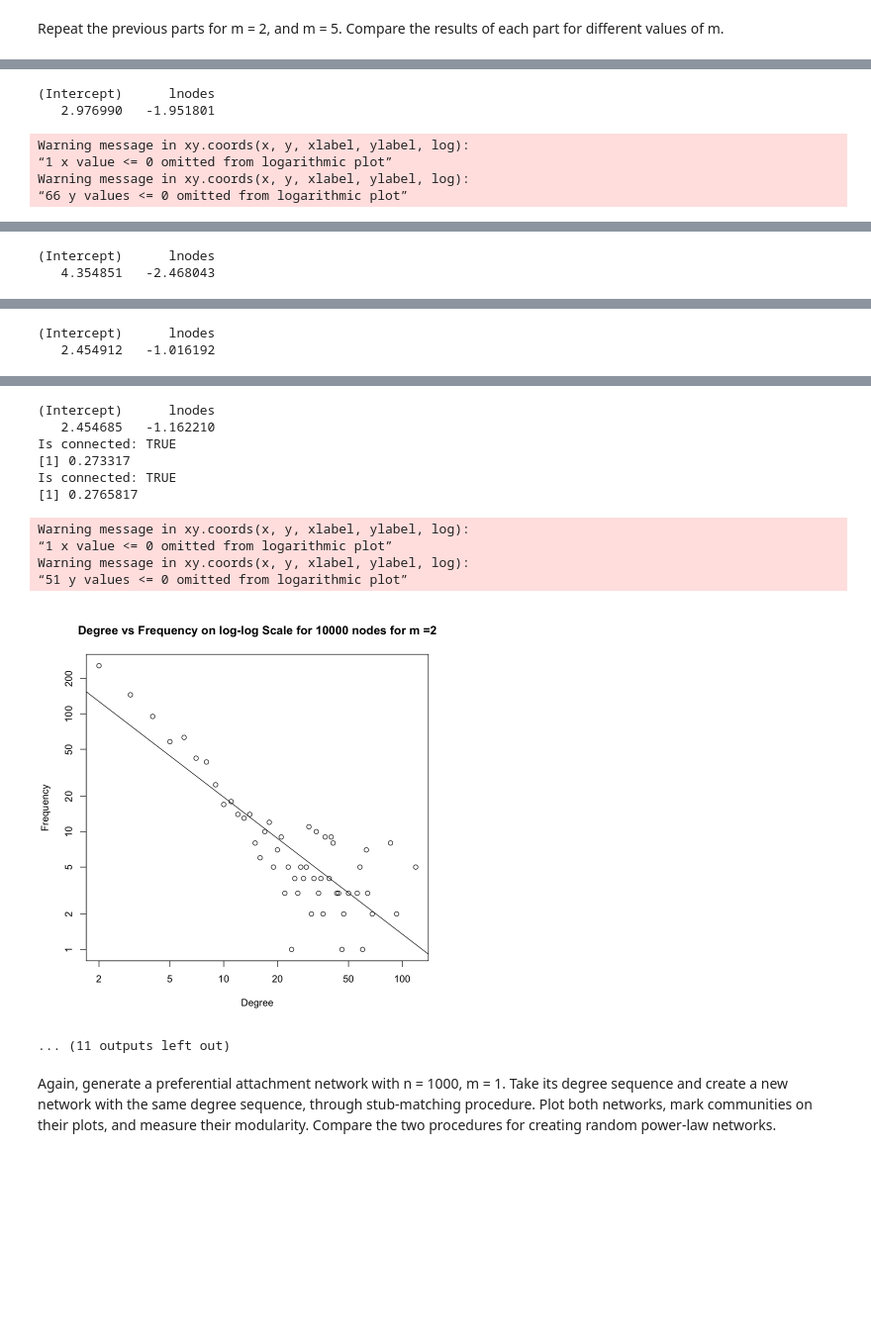
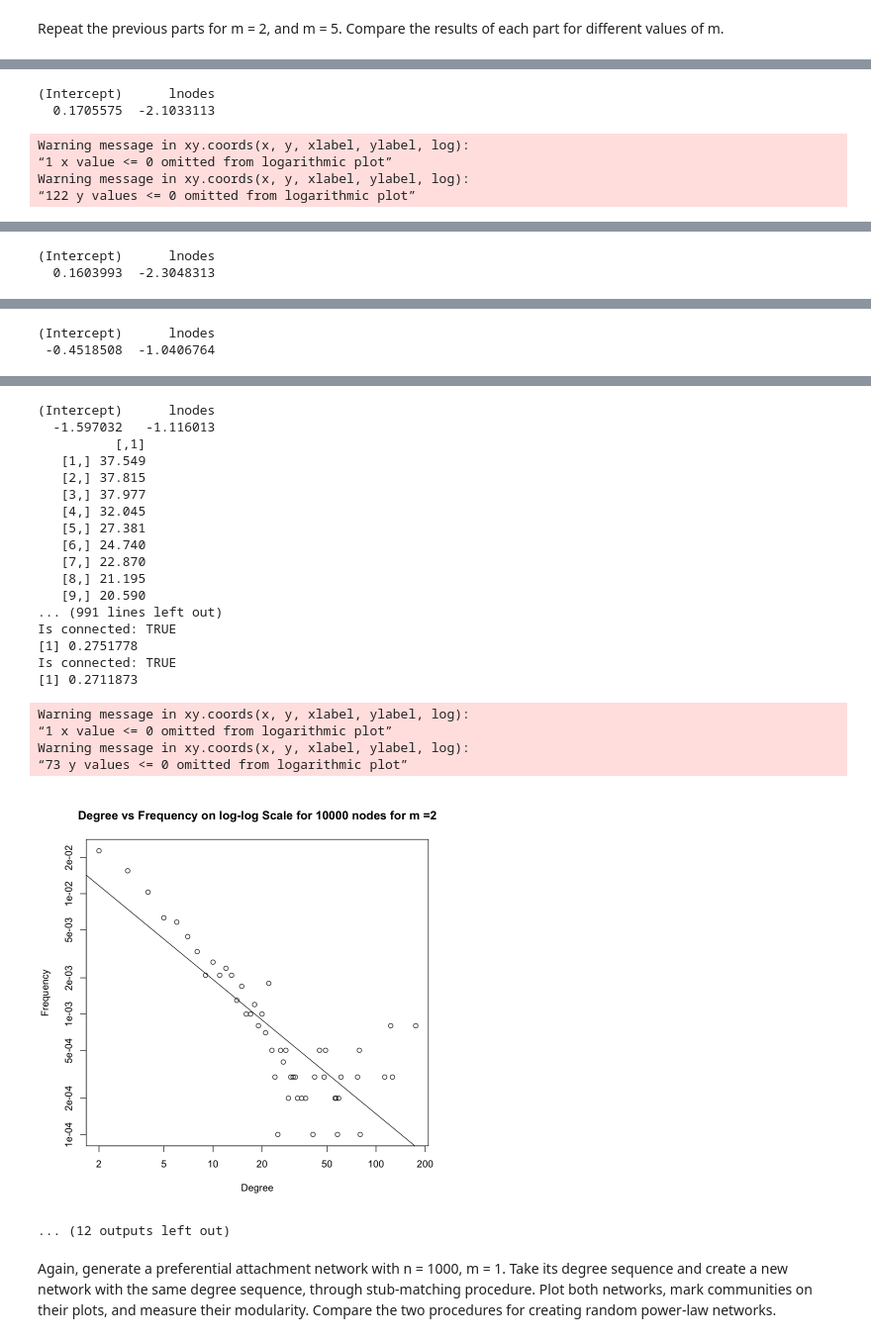
Before and after one commit to ddepe/Random-Graphs-and-Random-Walks, a Jupyter notebook: Project 1 Part 1.ipynb, the cells around one changed output, grey strips where cells are left out. Shown at 99% size. Drawn from its saved outputs; the diff is of its cells as text; code cells hidden in the pictures; blank space fills up the shorter version.

```diff
--- a/Project 1 Part 1.ipynb
+++ b/Project 1 Part 1.ipynb
@@ -281,7 +296,7 @@ Is connected: TRUE
 # %% [markdown]
 Plot the degree distribution in a log-log scale for both n = 1000, 10000, then estimate the slope of the plot using linear regression.
 # %%
-dd = degree_distribution(g_pa, mode="all")*1000
+dd = degree_distribution(g_pa, mode="all")
 nodes = c(0:(length(dd)-1))
 
 ldd = log(dd,base=10)
@@ -289,7 +304,7 @@ to_remove = which(ldd == -Inf)
 ldd = ldd[-to_remove]
 lnodes = log(nodes[-to_remove],base=10)
 coeff = lm(ldd~lnodes)$coefficients
-plot(dd~nodes, log="xy", main="Degree vs Frequency on log-log Scale for 1000 nodes", xlab="Degree", ylab="Frequency")
+plot(dd~nodes, log="xy", main="Degree vs Frequency on log-log Scale for 1000 nodes", xlab="Degree", ylab="Relative Frequency")
 reg=lm(ldd~lnodes)
 abline(coeff[1], coeff[2])
 print(coeff)
@@ -309,5 +319,5 @@ Warning message in xy.coords(x, y, xlabel, ylabel, log):
 # %%
-dd2 = degree_distribution(g_pa2)*10000
+dd2 = degree_distribution(g_pa2)
 nodes = c(0:(length(dd2)-1))
 
 ldd = log(dd2,base=10)
@@ -315,10 +325,11 @@ to_remove = which(ldd == -Inf)
 ldd = ldd[-to_remove]
 lnodes = log(nodes[-to_remove],base=10)
 coeff = lm(ldd~lnodes)$coefficients
-plot(dd2~nodes, log="xy", main="Degree vs Frequency on log-log Scale for 10000 nodes", xlab="Degree", ylab="Frequency")
+plot(dd2~nodes, log="xy", main="Degree vs Frequency on log-log Scale for 10000 nodes", xlab="Degree", ylab="Relative Frequency")
 reg=lm(ldd~lnodes)
 abline(coeff[1], coeff[2])
 print(coeff)
+print(dd2)
 # %% [output]
 Warning message in xy.coords(x, y, xlabel, ylabel, log):
 “1 x value <= 0 omitted from logarithmic plot”
@@ -343,7 +362,7 @@ for (i in 1:iter){
 #     print(degree(g_pa, j_node))
     degree_list[i] = degree(g_pa, j_node)
 }
-dd3 = cbind(table(degree_list))
+dd3 = cbind(table(degree_list))/1000
 # print(dd3)
 nodes = as.integer(names(table(degree_list)))
 # print(nodes)
@@ -390,7 +391,7 @@ for (i in 1:iter){
 #     print(degree(g_pa, j_node))
     degree_list[i] = degree(g_pa2, j_node)
 }
-dd4 = cbind(table(degree_list))
+dd4 = cbind(table(degree_list))/10000
 # print(dd4)
 nodes = as.integer(names(table(degree_list)))
 # print(nodes)
@@ -463,7 +451,7 @@ for (i in 1:length(m_list)){
     mod2 = modularity(comm2)
     print(mod2)
 
-    dd = degree_distribution(g_pa, mode="all")*1000
+    dd = degree_distribution(g_pa, mode="all")
     nodes = c(0:(length(dd)-1))
 
     ldd = log(dd,base=10)
@@ -476,7 +464,7 @@ for (i in 1:length(m_list)){
     abline(coeff[1], coeff[2])
     print(coeff)
 
-    dd2 = degree_distribution(g_pa2)*10000
+    dd2 = degree_distribution(g_pa2)
     nodes = c(0:(length(dd2)-1))
 
     ldd = log(dd2,base=10)
@@ -497,7 +485,7 @@ for (i in 1:length(m_list)){
         j_node = sample(j_cand, size=1)
         degree_list[i] = degree(g_pa, j_node)
     }
-    dd3 = cbind(table(degree_list))
+    dd3 = cbind(table(degree_list))/1000
     nodes = as.integer(names(table(degree_list)))
 
     ldd = log(dd3,base=10)
@@ -517,7 +505,7 @@ for (i in 1:length(m_list)){
         j_node = sample(j_cand, size=1)
         degree_list[i] = degree(g_pa2, j_node)
     }
-    dd4 = cbind(table(degree_list))
+    dd4 = cbind(table(degree_list))/10000
     nodes = as.integer(names(table(degree_list)))
 
     ldd = log(dd4,base=10)
@@ -531,7 +519,6 @@ for (i in 1:length(m_list)){
 
     iter = 1000
     n = 1000
-    m = 1
     degree_list = c(1:n)*0
     for (i in 1:iter){
     g_pa = sample_pa(n=n, m=m, directed = FALSE)
@@ -539,6 +526,7 @@ for (i in 1:length(m_list)){
     }
 
     plot(degree_list/iter, main=paste0("Node Age vs Degree on 1000 nodes for m =", m), xlab="Node Age", ylab="Degree")
+    print(cbind(degree_list/iter))
 }
 # %% [output]
 Is connected: TRUE
@@ -552,6 +540,6 @@ Warning message in xy.coords(x, y, xlabel, ylabel, log):
 (Intercept)      lnodes
-   2.976990   -1.951801
+  0.1705575  -2.1033113
 Warning message in xy.coords(x, y, xlabel, ylabel, log):
 “1 x value <= 0 omitted from logarithmic plot”
 Warning message in xy.coords(x, y, xlabel, ylabel, log):
-“66 y values <= 0 omitted from logarithmic plot”
+“122 y values <= 0 omitted from logarithmic plot”
@@ -559,2 +547,2 @@ Warning message in xy.coords(x, y, xlabel, ylabel, log):
 (Intercept)      lnodes
-   4.354851   -2.468043
+  0.1603993  -2.3048313
@@ -562,2 +550,2 @@ Warning message in xy.coords(x, y, xlabel, ylabel, log):
 (Intercept)      lnodes
-   2.454912   -1.016192
+ -0.4518508  -1.0406764
@@ -565,15 +553,26 @@ Warning message in xy.coords(x, y, xlabel, ylabel, log):
 (Intercept)      lnodes
-   2.454685   -1.162210
+  -1.597032   -1.116013
+          [,1]
+   [1,] 37.549
+   [2,] 37.815
+   [3,] 37.977
+   [4,] 32.045
+   [5,] 27.381
+   [6,] 24.740
+   [7,] 22.870
+   [8,] 21.195
+   [9,] 20.590
+... (991 lines left out)
 Is connected: TRUE
-[1] 0.273317
+[1] 0.2751778
 Is connected: TRUE
-[1] 0.2765817
+[1] 0.2711873
 Warning message in xy.coords(x, y, xlabel, ylabel, log):
 “1 x value <= 0 omitted from logarithmic plot”
 Warning message in xy.coords(x, y, xlabel, ylabel, log):
-“51 y values <= 0 omitted from logarithmic plot”
+“73 y values <= 0 omitted from logarithmic plot”
-[figure, old version]
+[figure, new version]
-... (11 outputs left out)
+... (12 outputs left out)
 # %% [markdown]
 Again, generate a preferential attachment network with n = 1000, m = 1. Take its degree sequence and create a new network with the same degree sequence, through stub-matching procedure. Plot both networks, mark communities on their plots, and measure their modularity. Compare the two procedures for creating random power-law networks.
 # %%
```
Also changed, not shown: parts of 21 cells of this notebook.
